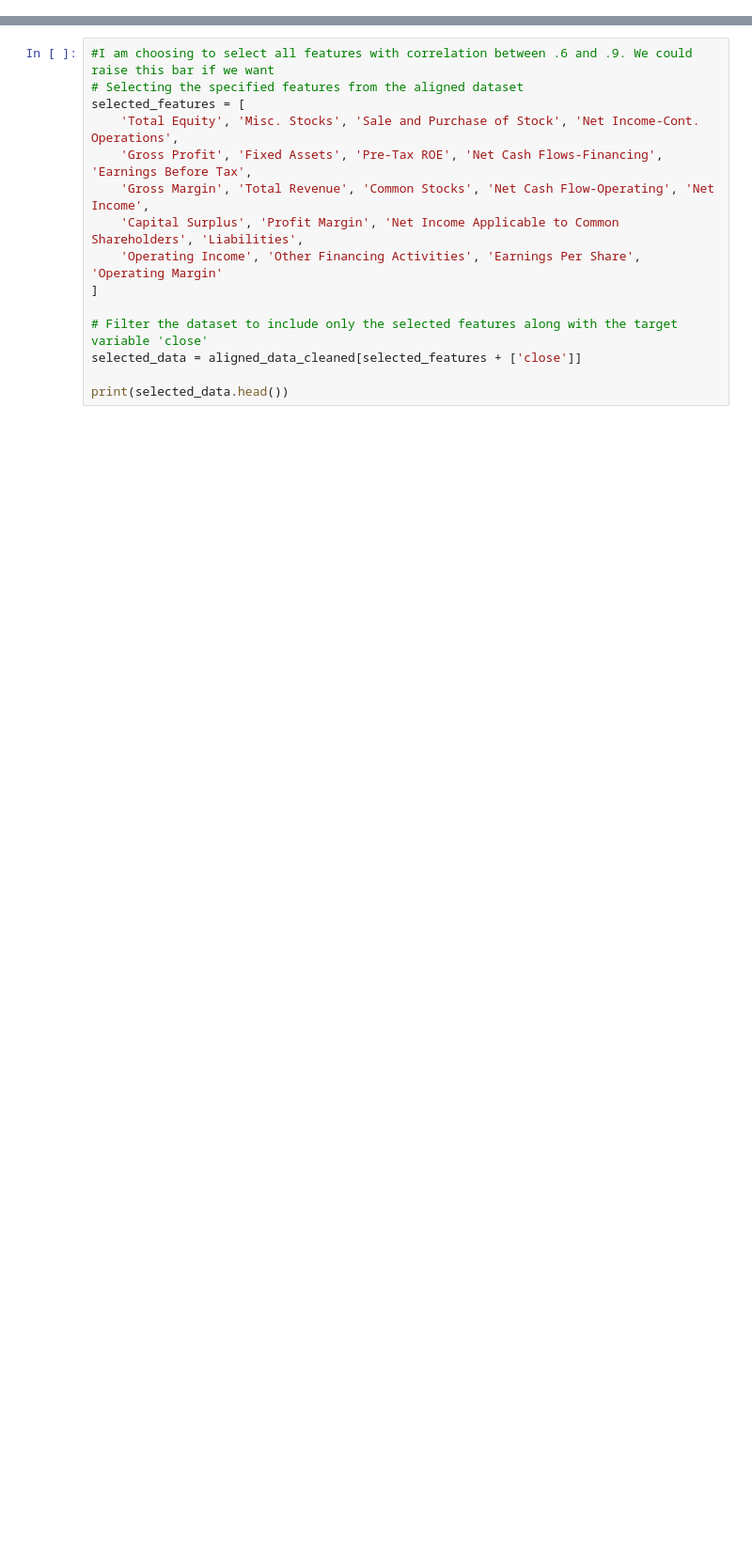
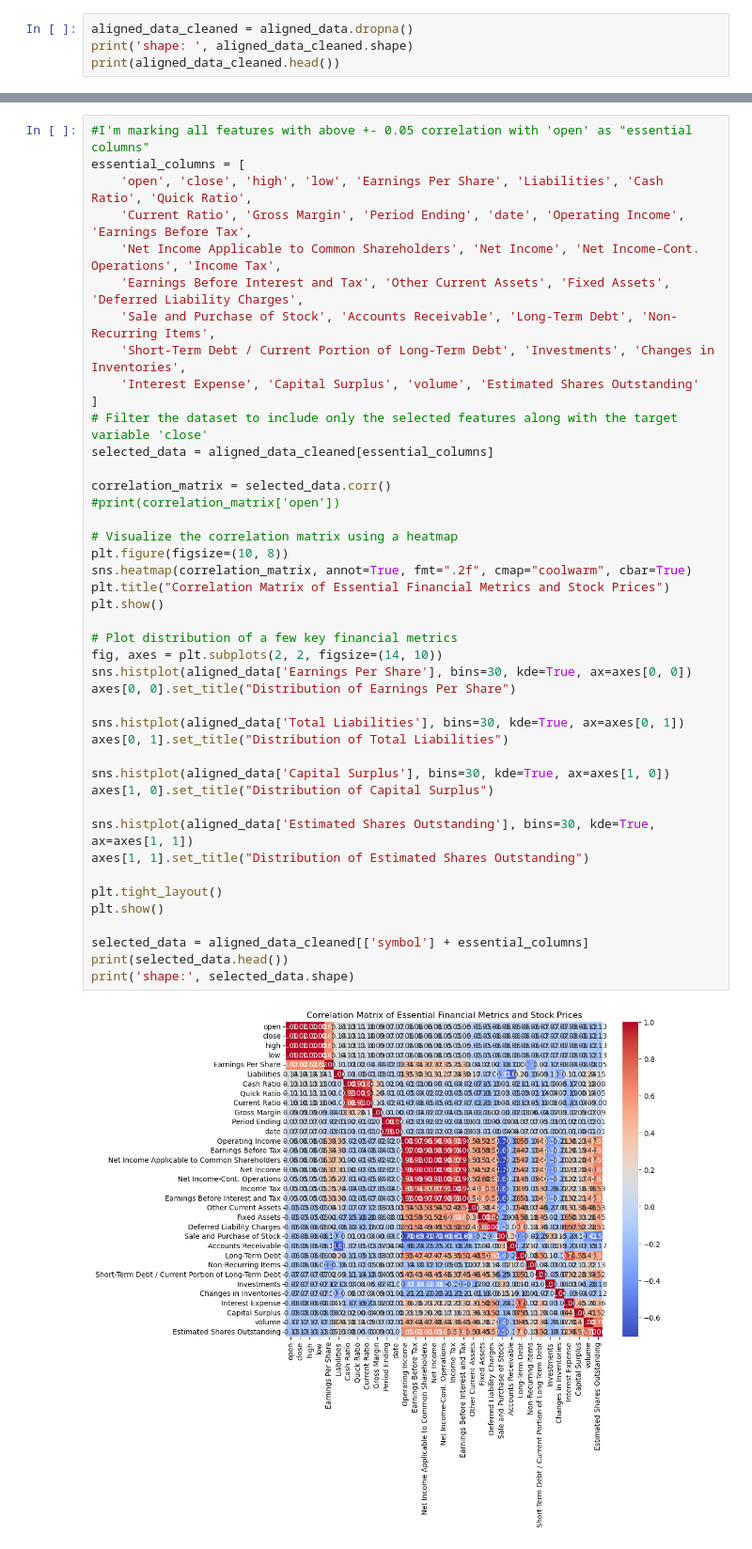
Before and after one commit to AvalonAce/MLStockPredictor, a Jupyter notebook: Stock_Predictor.ipynb, the cells around one changed output, grey strips where cells are left out. Shown: that part at 94% size. Cells and saved outputs as stored; diff of their text form; blank space fills up the shorter version.

Commit message:
Bug fixes Changed quarterly to monthly which gives us around 5000 total data points Selected all features with +- 5% correlation to open Kept open, close, high, and low in dataset

```diff
--- a/Stock_Predictor.ipynb
+++ b/Stock_Predictor.ipynb
@@ -108,0 +115,4 @@ See the caveats in the documentation: https://pandas.pydata.org/pandas-docs/stab
+# %%
+aligned_data_cleaned = aligned_data.dropna()
+print('shape: ', aligned_data_cleaned.shape)
+print(aligned_data_cleaned.head())
@@ -176,16 +167,45 @@ Name: close, dtype: float64
 # %%
-#I am choosing to select all features with correlation between .6 and .9. We could raise this bar if we want
-# Selecting the specified features from the aligned dataset
-selected_features = [
-    'Total Equity', 'Misc. Stocks', 'Sale and Purchase of Stock', 'Net Income-Cont. Operations',
-    'Gross Profit', 'Fixed Assets', 'Pre-Tax ROE', 'Net Cash Flows-Financing', 'Earnings Before Tax',
-    'Gross Margin', 'Total Revenue', 'Common Stocks', 'Net Cash Flow-Operating', 'Net Income',
-    'Capital Surplus', 'Profit Margin', 'Net Income Applicable to Common Shareholders', 'Liabilities',
-    'Operating Income', 'Other Financing Activities', 'Earnings Per Share', 'Operating Margin'
+#I'm marking all features with above +- 0.05 correlation with 'open' as "essential columns"
+essential_columns = [
+    'open', 'close', 'high', 'low', 'Earnings Per Share', 'Liabilities', 'Cash Ratio', 'Quick Ratio',
+    'Current Ratio', 'Gross Margin', 'Period Ending', 'date', 'Operating Income', 'Earnings Before Tax',
+    'Net Income Applicable to Common Shareholders', 'Net Income', 'Net Income-Cont. Operations', 'Income Tax',
+    'Earnings Before Interest and Tax', 'Other Current Assets', 'Fixed Assets', 'Deferred Liability Charges',
+    'Sale and Purchase of Stock', 'Accounts Receivable', 'Long-Term Debt', 'Non-Recurring Items',
+    'Short-Term Debt / Current Portion of Long-Term Debt', 'Investments', 'Changes in Inventories',
+    'Interest Expense', 'Capital Surplus', 'volume', 'Estimated Shares Outstanding'
 ]
+# Filter the dataset to include only the selected features along with the target variable 'close'
+selected_data = aligned_data_cleaned[essential_columns]
 
-# Filter the dataset to include only the selected features along with the target variable 'close'
-selected_data = aligned_data_cleaned[selected_features + ['close']]
+correlation_matrix = selected_data.corr()
+#print(correlation_matrix['open'])
 
+# Visualize the correlation matrix using a heatmap
+plt.figure(figsize=(10, 8))
+sns.heatmap(correlation_matrix, annot=True, fmt=".2f", cmap="coolwarm", cbar=True)
+plt.title("Correlation Matrix of Essential Financial Metrics and Stock Prices")
+plt.show()
+
+# Plot distribution of a few key financial metrics
+fig, axes = plt.subplots(2, 2, figsize=(14, 10))
+sns.histplot(aligned_data['Earnings Per Share'], bins=30, kde=True, ax=axes[0, 0])
+axes[0, 0].set_title("Distribution of Earnings Per Share")
+
+sns.histplot(aligned_data['Total Liabilities'], bins=30, kde=True, ax=axes[0, 1])
+axes[0, 1].set_title("Distribution of Total Liabilities")
+
+sns.histplot(aligned_data['Capital Surplus'], bins=30, kde=True, ax=axes[1, 0])
+axes[1, 0].set_title("Distribution of Capital Surplus")
+
+sns.histplot(aligned_data['Estimated Shares Outstanding'], bins=30, kde=True, ax=axes[1, 1])
+axes[1, 1].set_title("Distribution of Estimated Shares Outstanding")
+
+plt.tight_layout()
+plt.show()
+
+selected_data = aligned_data_cleaned[['symbol'] + essential_columns]
 print(selected_data.head())
+print('shape:', selected_data.shape)
 # %% [output]
+[figure, added]
```
Also changed, not shown: parts of 10 cells of this notebook.
